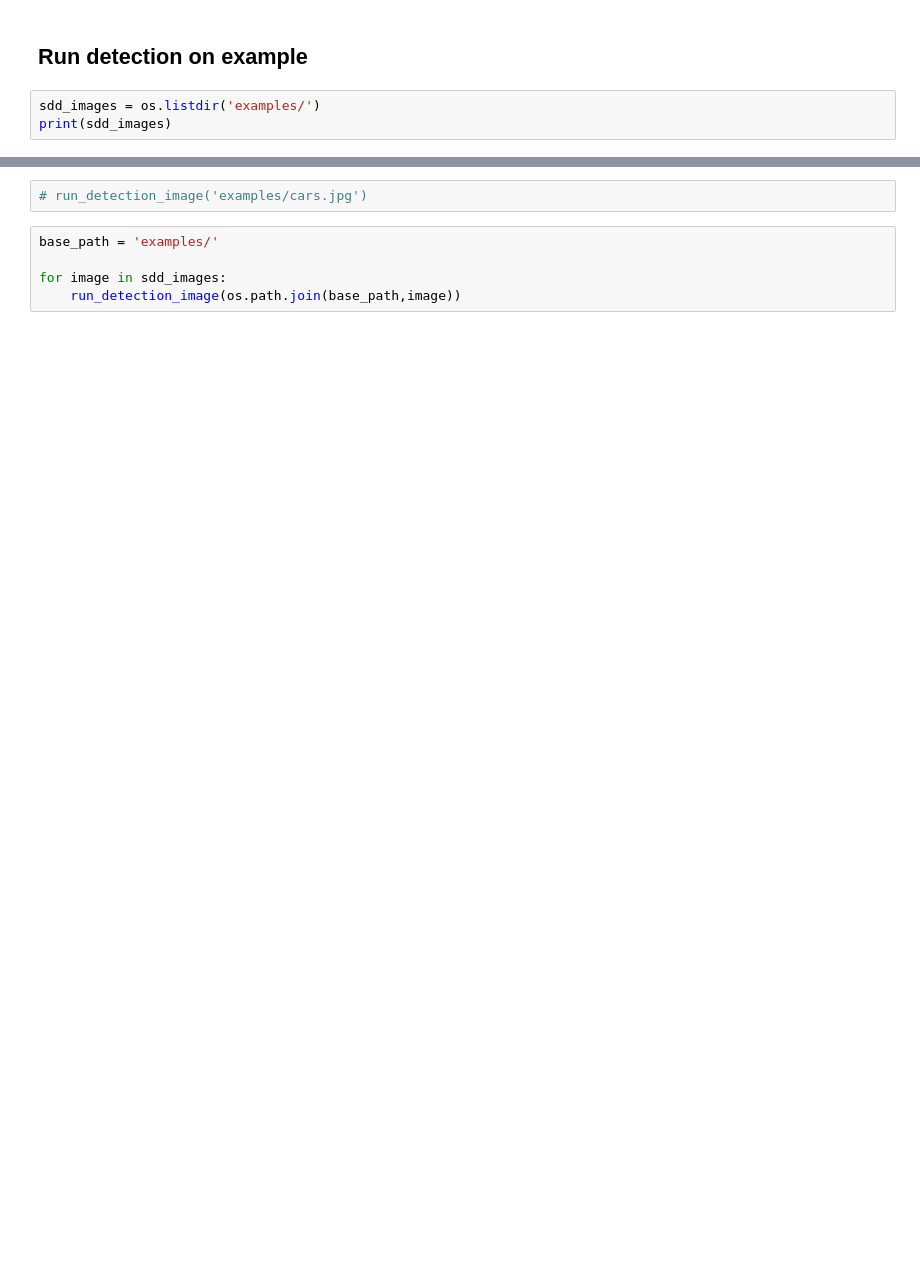
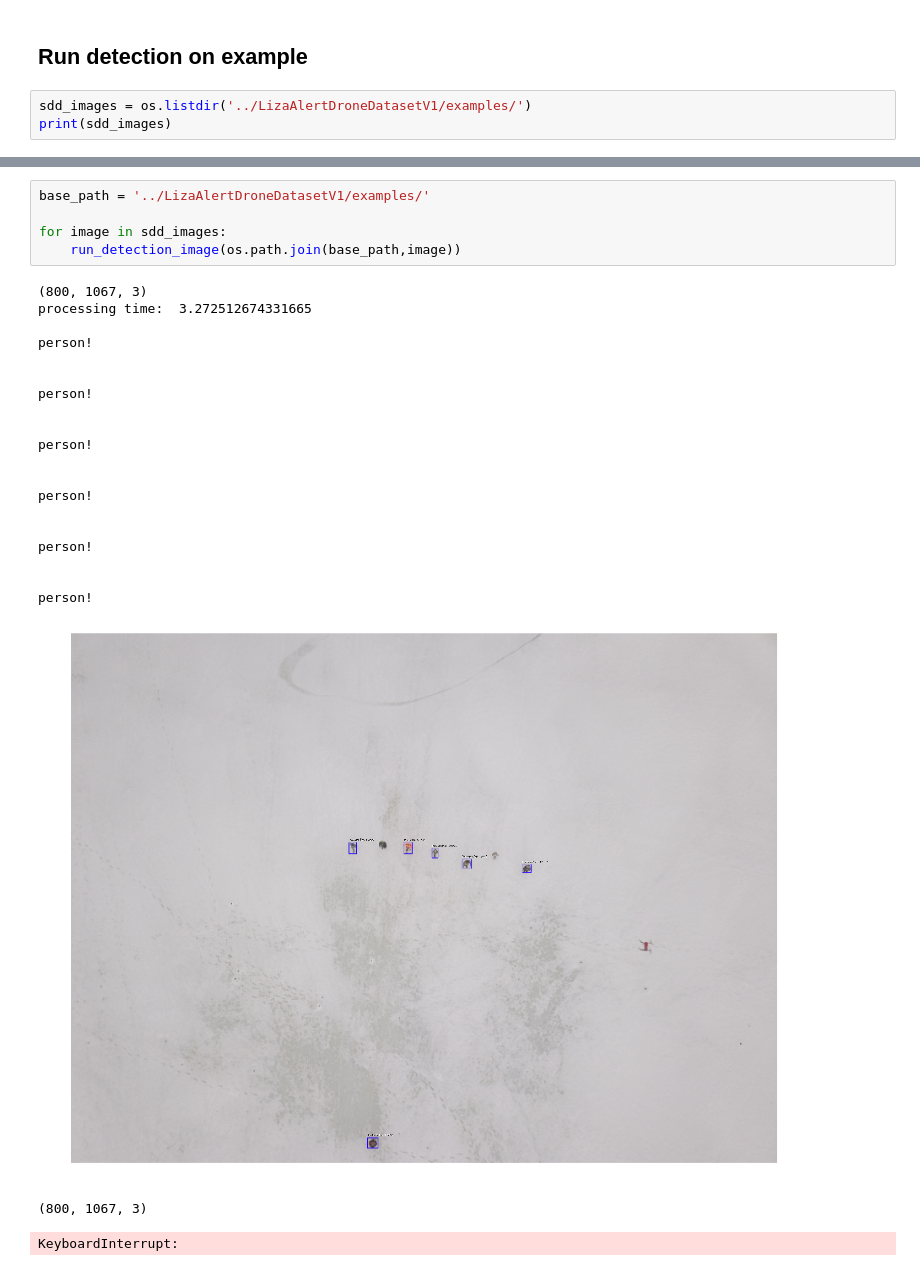
Before and after one commit to lacmus-foundation/lacmus, a Jupyter notebook: ResNet50RetinaNet-Image.ipynb, the cells around one changed output, grey strips where cells are left out. Cells and saved outputs as stored; diff of their text form; blank space fills up the shorter version.

```diff
--- a/ResNet50RetinaNet-Image.ipynb
+++ b/ResNet50RetinaNet-Image.ipynb
@@ -59,5 +65,5 @@ labels_to_names = {0: 'Pedestrian'}
 # %% [markdown]
 ## Run detection on example
 # %%
-sdd_images = os.listdir('examples/')
+sdd_images = os.listdir('../LizaAlertDroneDatasetV1/examples/')
 print(sdd_images)
@@ -107,10 +117,31 @@ def run_detection_image(filepath):
 
     draw_conv = cv2.cvtColor(draw, cv2.COLOR_BGR2RGB)
     cv2.imwrite(output_path, draw_conv)
-# %%
-# run_detection_image('examples/cars.jpg')
 # %%
-base_path = 'examples/'
+base_path = '../LizaAlertDroneDatasetV1/examples/'
 
 for image in sdd_images:
     run_detection_image(os.path.join(base_path,image))
+# %% [output]
+(800, 1067, 3)
+processing time:  3.272512674331665
+
+person!
+
+
+person!
+
+
+person!
+
+
+person!
+
+
+person!
+
+
+person!
+[figure, added]
+(800, 1067, 3)
+KeyboardInterrupt:
```
Also changed, not shown: parts of 4 cells of this notebook, 18 other files.
